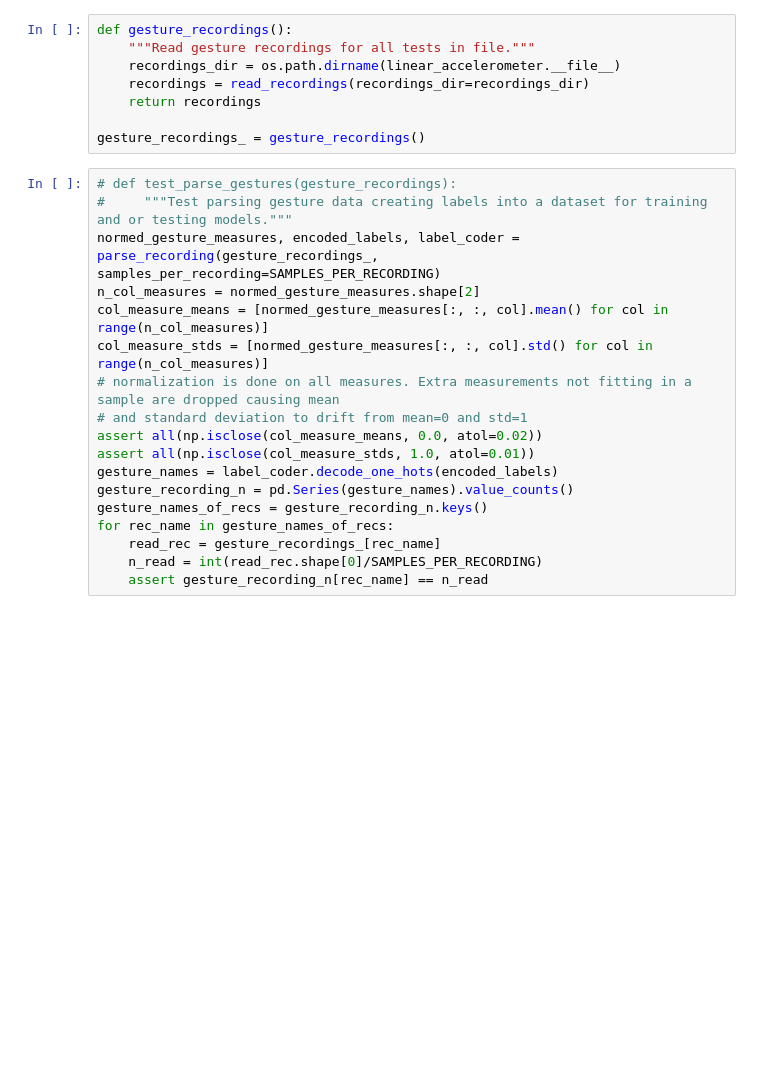
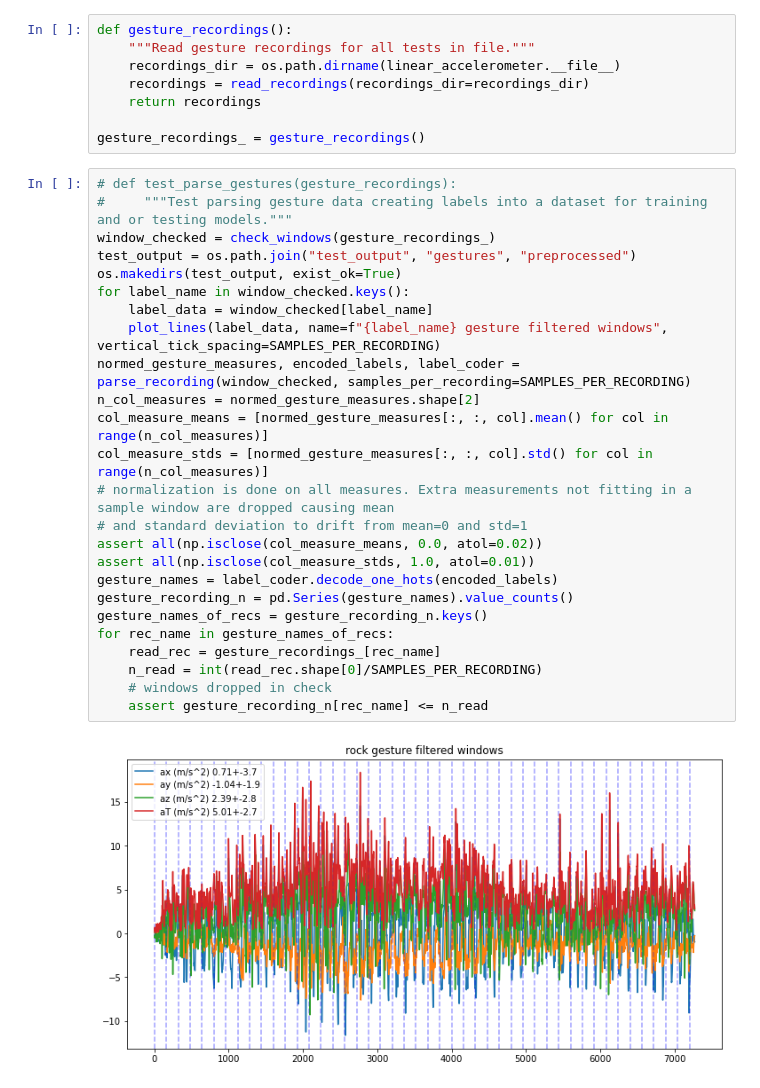
Before and after one commit to learniotai/iotai-sensor-classifications, a Jupyter notebook: preprocess_norm_and_encode.ipynb, the cells around one changed output. Saved outputs shown, nothing was run; the diff lists cells and outputs as text; blank space fills up the shorter version.

Commit message:
Plot preprocessing checks and notes on window.

```diff
--- a/preprocess_norm_and_encode.ipynb
+++ b/preprocess_norm_and_encode.ipynb
@@ -17,18 +20,27 @@ gesture_recordings_ = gesture_recordings()
 # %%
 # def test_parse_gestures(gesture_recordings):
 #     """Test parsing gesture data creating labels into a dataset for training and or testing models."""
-normed_gesture_measures, encoded_labels, label_coder = parse_recording(gesture_recordings_, samples_per_recording=SAMPLES_PER_RECORDING)
+window_checked = check_windows(gesture_recordings_)
+test_output = os.path.join("test_output", "gestures", "preprocessed")
+os.makedirs(test_output, exist_ok=True)
+for label_name in window_checked.keys():
+    label_data = window_checked[label_name]
+    plot_lines(label_data, name=f"{label_name} gesture filtered windows", vertical_tick_spacing=SAMPLES_PER_RECORDING)
+normed_gesture_measures, encoded_labels, label_coder = parse_recording(window_checked, samples_per_recording=SAMPLES_PER_RECORDING)
 n_col_measures = normed_gesture_measures.shape[2]
 col_measure_means = [normed_gesture_measures[:, :, col].mean() for col in range(n_col_measures)]
 col_measure_stds = [normed_gesture_measures[:, :, col].std() for col in range(n_col_measures)]
-# normalization is done on all measures. Extra measurements not fitting in a sample are dropped causing mean
+# normalization is done on all measures. Extra measurements not fitting in a sample window are dropped causing mean
 # and standard deviation to drift from mean=0 and std=1
 assert all(np.isclose(col_measure_means, 0.0, atol=0.02))
 assert all(np.isclose(col_measure_stds, 1.0, atol=0.01))
 gesture_names = label_coder.decode_one_hots(encoded_labels)
 gesture_recording_n = pd.Series(gesture_names).value_counts()
 gesture_names_of_recs = gesture_recording_n.keys()
 for rec_name in gesture_names_of_recs:
     read_rec = gesture_recordings_[rec_name]
     n_read = int(read_rec.shape[0]/SAMPLES_PER_RECORDING)
-    assert gesture_recording_n[rec_name] == n_read
+    # windows dropped in check
+    assert gesture_recording_n[rec_name] <= n_read
+# %% [output]
+[figure, added]
```
Also changed, not shown: parts of 2 cells of this notebook, 1 other file.
